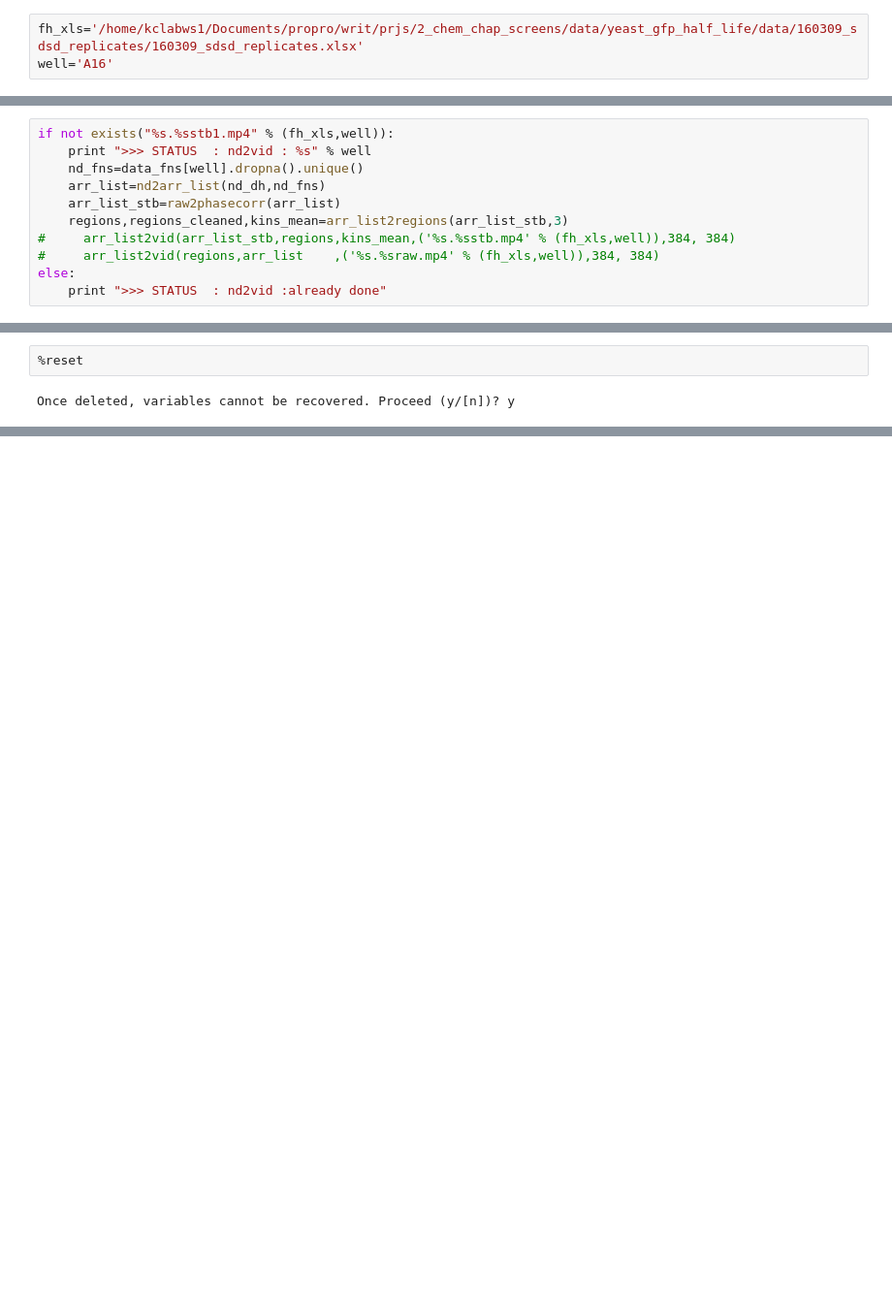
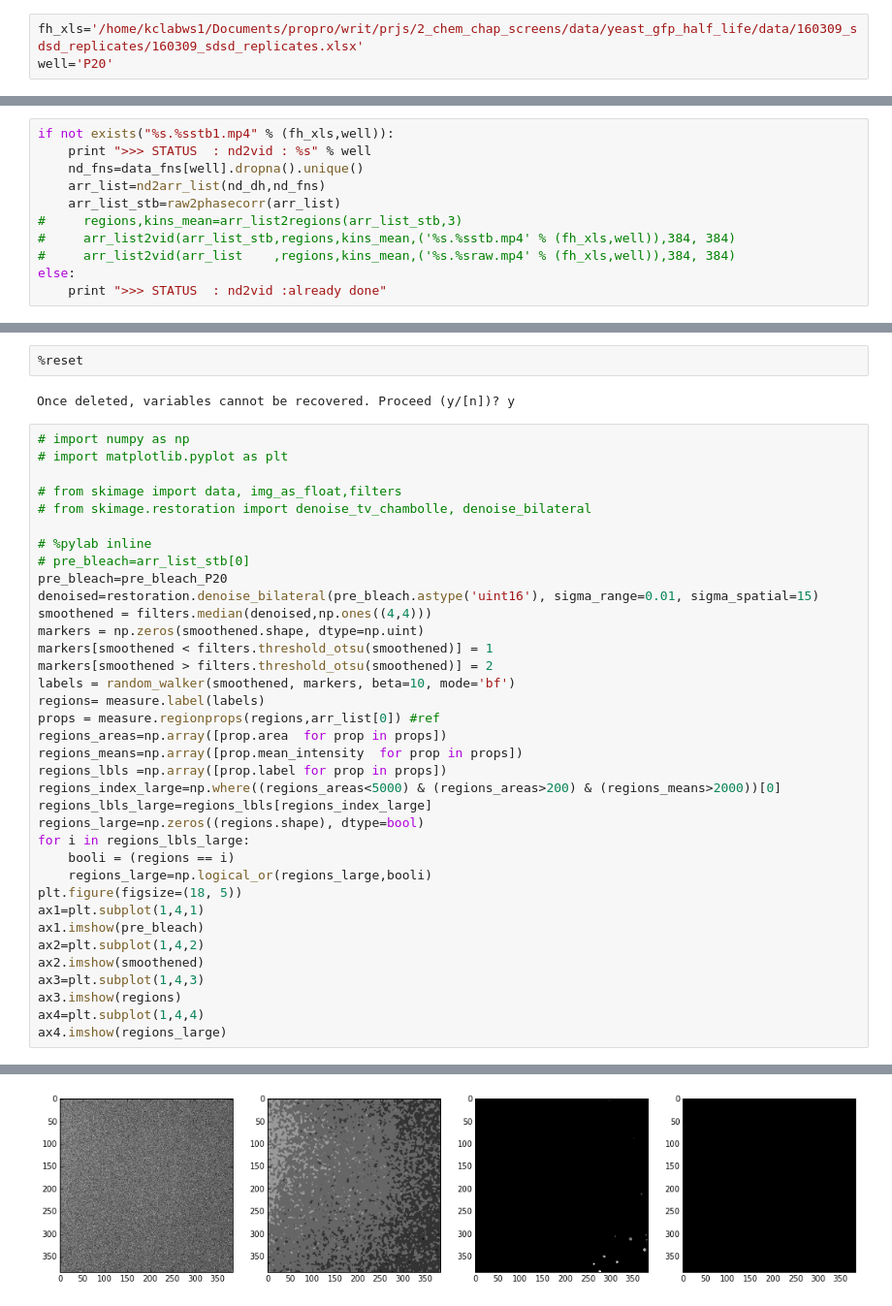
Before and after one commit to rraadd88/htsimaging, a Jupyter notebook: htsimaging/test_nd2vid.ipynb, the cells around one changed output, grey strips where cells are left out. Shown at 97% size. Drawn from its saved outputs; the diff is of its cells as text; blank space fills up the shorter version.

Commit message:
nd2vid regions debugd for empty ctrl denoise

```diff
--- a/htsimaging/test_nd2vid.ipynb
+++ b/htsimaging/test_nd2vid.ipynb
@@ -110,7 +113,7 @@ def arr_list2vid(arr_list,regions,kins_mean,vid_fh,xpixels, ypixels):
     subprocess.Popen(bash_command, shell=True, executable='/bin/bash')
 # %%
 fh_xls='/home/kclabws1/Documents/propro/writ/prjs/2_chem_chap_screens/data/yeast_gfp_half_life/data/160309_sdsd_replicates/160309_sdsd_replicates.xlsx'
-well='A16'
+well='P20'
 # %%
 info=pd.read_excel(fh_xls,'info')
 info=info.set_index('varname')
@@ -136,9 +139,9 @@ if not exists("%s.%sstb1.mp4" % (fh_xls,well)):
     nd_fns=data_fns[well].dropna().unique()
     arr_list=nd2arr_list(nd_dh,nd_fns)
     arr_list_stb=raw2phasecorr(arr_list)
-    regions,regions_cleaned,kins_mean=arr_list2regions(arr_list_stb,3)
+#     regions,kins_mean=arr_list2regions(arr_list_stb,3)
 #     arr_list2vid(arr_list_stb,regions,kins_mean,('%s.%sstb.mp4' % (fh_xls,well)),384, 384)
-#     arr_list2vid(regions,arr_list    ,('%s.%sraw.mp4' % (fh_xls,well)),384, 384)
+#     arr_list2vid(arr_list    ,regions,kins_mean,('%s.%sraw.mp4' % (fh_xls,well)),384, 384)
 else:
     print ">>> STATUS  : nd2vid :already done"
 # %% [output]
@@ -361,3 +369,40 @@ ValueError: Images of type float must be between -1 and 1.
 %reset
 # %% [output]
 Once deleted, variables cannot be recovered. Proceed (y/[n])? y
+# %%
+# import numpy as np
+# import matplotlib.pyplot as plt
+
+# from skimage import data, img_as_float,filters
+# from skimage.restoration import denoise_tv_chambolle, denoise_bilateral
+
+# %pylab inline
+# pre_bleach=arr_list_stb[0]
+pre_bleach=pre_bleach_P20
+denoised=restoration.denoise_bilateral(pre_bleach.astype('uint16'), sigma_range=0.01, sigma_spatial=15)
+smoothened = filters.median(denoised,np.ones((4,4)))
+markers = np.zeros(smoothened.shape, dtype=np.uint)
+markers[smoothened < filters.threshold_otsu(smoothened)] = 1
+markers[smoothened > filters.threshold_otsu(smoothened)] = 2
+labels = random_walker(smoothened, markers, beta=10, mode='bf')
+regions= measure.label(labels)
+props = measure.regionprops(regions,arr_list[0]) #ref
+regions_areas=np.array([prop.area  for prop in props])
+regions_means=np.array([prop.mean_intensity  for prop in props])
+regions_lbls =np.array([prop.label for prop in props])
+regions_index_large=np.where((regions_areas<5000) & (regions_areas>200) & (regions_means>2000))[0]
+regions_lbls_large=regions_lbls[regions_index_large]
+regions_large=np.zeros((regions.shape), dtype=bool)
+for i in regions_lbls_large:
+    booli = (regions == i)
+    regions_large=np.logical_or(regions_large,booli)
+plt.figure(figsize=(18, 5))
+ax1=plt.subplot(1,4,1)
+ax1.imshow(pre_bleach)
+ax2=plt.subplot(1,4,2)
+ax2.imshow(smoothened)
+ax3=plt.subplot(1,4,3)
+ax3.imshow(regions)
+ax4=plt.subplot(1,4,4)
+ax4.imshow(regions_large)
+# %% [output]
@@ -363,0 +410 @@ Once deleted, variables cannot be recovered. Proceed (y/[n])? y
+[figure, added]
```
Also changed, not shown: parts of 10 cells of this notebook, 1 other file.
